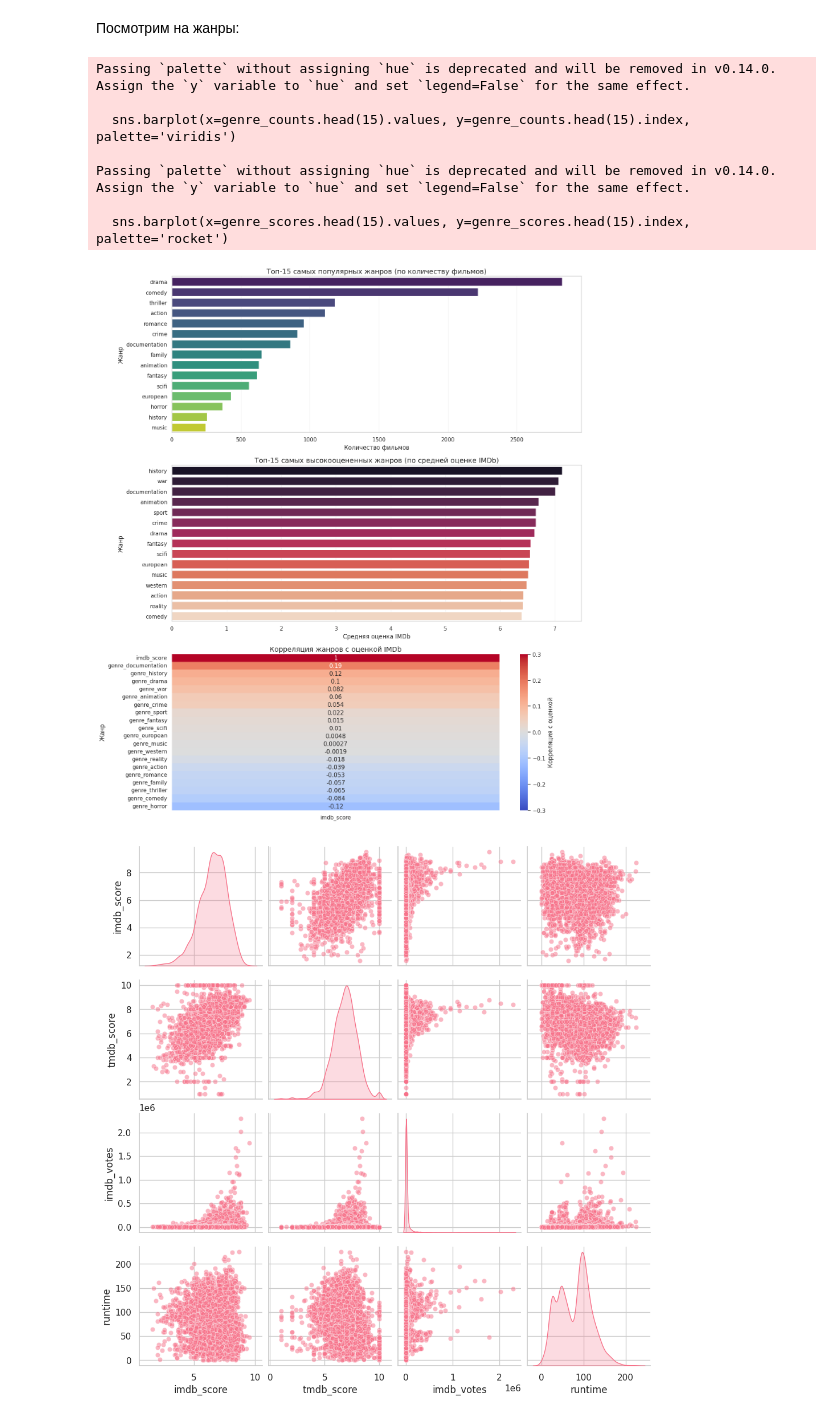
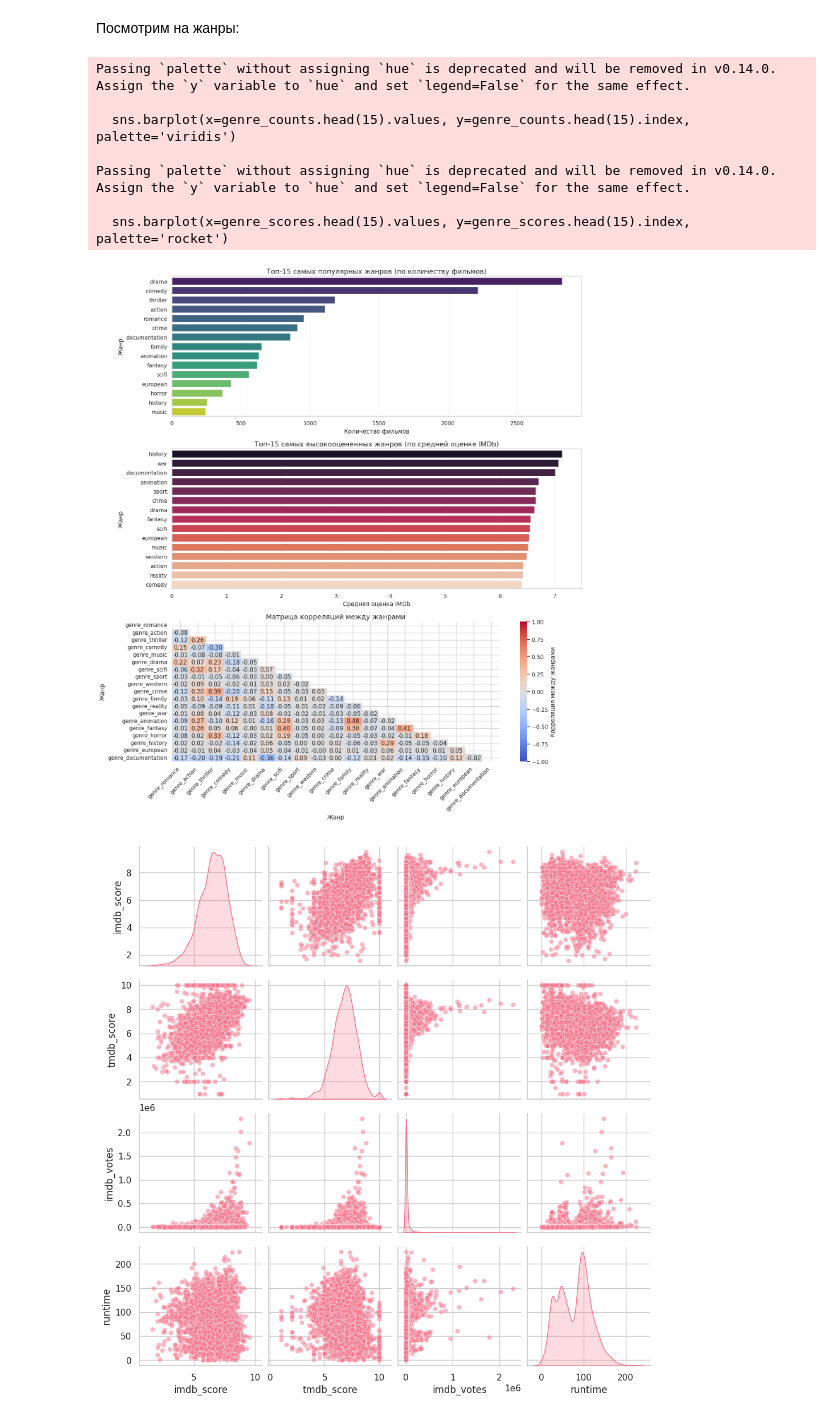
Before and after one commit to ZaichenkoNA/Stat_Prac, a Jupyter notebook: Proekt.ipynb, the cells around one changed output. Drawn from its saved outputs; the diff is of its cells as text; code cells hidden in the pictures.

```diff
--- a/Proekt.ipynb
+++ b/Proekt.ipynb
@@ -143,3 +143,4 @@ titles_df["has_top_actor"] = titles_df["has_top_actor"].fillna(False)
 titles_df["runtime"] = titles_df["runtime"].fillna(titles_df["runtime"].median())
 titles_df["tmdb_popularity"] = titles_df["tmdb_popularity"].fillna(0)
 titles_df["imdb_votes"] = titles_df["imdb_votes"].fillna(0)
+titles_df = titles_df.dropna(subset=['imdb_score'])
@@ -413,13 +437,13 @@ Passing `palette` without assigning `hue` is deprecated and will be removed in v
 Посмотрим на жанры:
 # %%
 from ast import literal_eval
+import numpy as np
 
-
-# Подготовка данных
+# Преобразуем жанры в список
 titles_df['genres_list'] = titles_df['genres'].apply(lambda x: literal_eval(x) if isinstance(x, str) else [])
 all_genres = list(set(g for genres in titles_df['genres_list'] for g in genres))
 
-# Создаем матрицу жанров
+# Создаем бинарные колонки для каждого жанра
 for genre in all_genres:
     titles_df[f'genre_{genre}'] = titles_df['genres_list'].apply(lambda x: genre in x)
 
@@ -439,44 +463,50 @@ genre_scores = pd.Series({
     g: titles_df[titles_df[f'genre_{g}']]['imdb_score'].mean()
     for g in all_genres
 }).sort_values(ascending=False)
 
 plt.subplot(3, 1, 2)
 sns.barplot(x=genre_scores.head(15).values, y=genre_scores.head(15).index, palette='rocket')
 plt.title('Топ-15 самых высокооцененных жанров (по средней оценке IMDb)', fontsize=14)
 plt.xlabel('Средняя оценка IMDb', fontsize=12)
 plt.ylabel('Жанр', fontsize=12)
 plt.grid(axis='x', alpha=0.3)
 
-# 3. Тепловая карта корреляции жанров с оценкой
+# 3. Матрица корреляций между жанрами (какие жанры встречаются вместе)
 genre_cols = [f'genre_{g}' for g in all_genres]
-corr_matrix = titles_df[genre_cols + ['imdb_score']].corr()
+genre_corr = titles_df[genre_cols].corr()
+
+# Оставляем только верхний треугольник, чтобы избежать дублирования
+mask = np.triu(np.ones_like(genre_corr, dtype=bool))
 
 plt.subplot(3, 1, 3)
 sns.heatmap(
-    corr_matrix[['imdb_score']].sort_values('imdb_score', ascending=False),
+    genre_corr,
+    mask=mask,
+    cmap='coolwarm',
+    vmin=-1,
+    vmax=1,
+    center=0,
     annot=True,
-    cmap='coolwarm',
-    vmin=-0.3,
-    vmax=0.3,
-    center=0,
-    cbar_kws={'label': 'Корреляция с оценкой'}
+    fmt='.2f',
+    cbar_kws={'label': 'Корреляция между жанрами'}
 )
-plt.title('Корреляция жанров с оценкой IMDb', fontsize=14)
-plt.xlabel('')
+plt.title('Матрица корреляций между жанрами', fontsize=14)
+plt.xlabel('Жанр', fontsize=12)
 plt.ylabel('Жанр', fontsize=12)
+plt.xticks(rotation=45, ha='right')
 plt.yticks(rotation=0)
 
 plt.tight_layout()
 plt.show()
 # %% [output]
 Passing `palette` without assigning `hue` is deprecated and will be removed in v0.14.0. Assign the `y` variable to `hue` and set `legend=False` for the same effect.
 
   sns.barplot(x=genre_counts.head(15).values, y=genre_counts.head(15).index, palette='viridis')
 
 Passing `palette` without assigning `hue` is deprecated and will be removed in v0.14.0. Assign the `y` variable to `hue` and set `legend=False` for the same effect.
 
   sns.barplot(x=genre_scores.head(15).values, y=genre_scores.head(15).index, palette='rocket')
-[figure, old version]
+[figure, new version]
 # %%
 
 # Выбираем нужные числовые колонки
```
Also changed, not shown: parts of 7 cells of this notebook.
